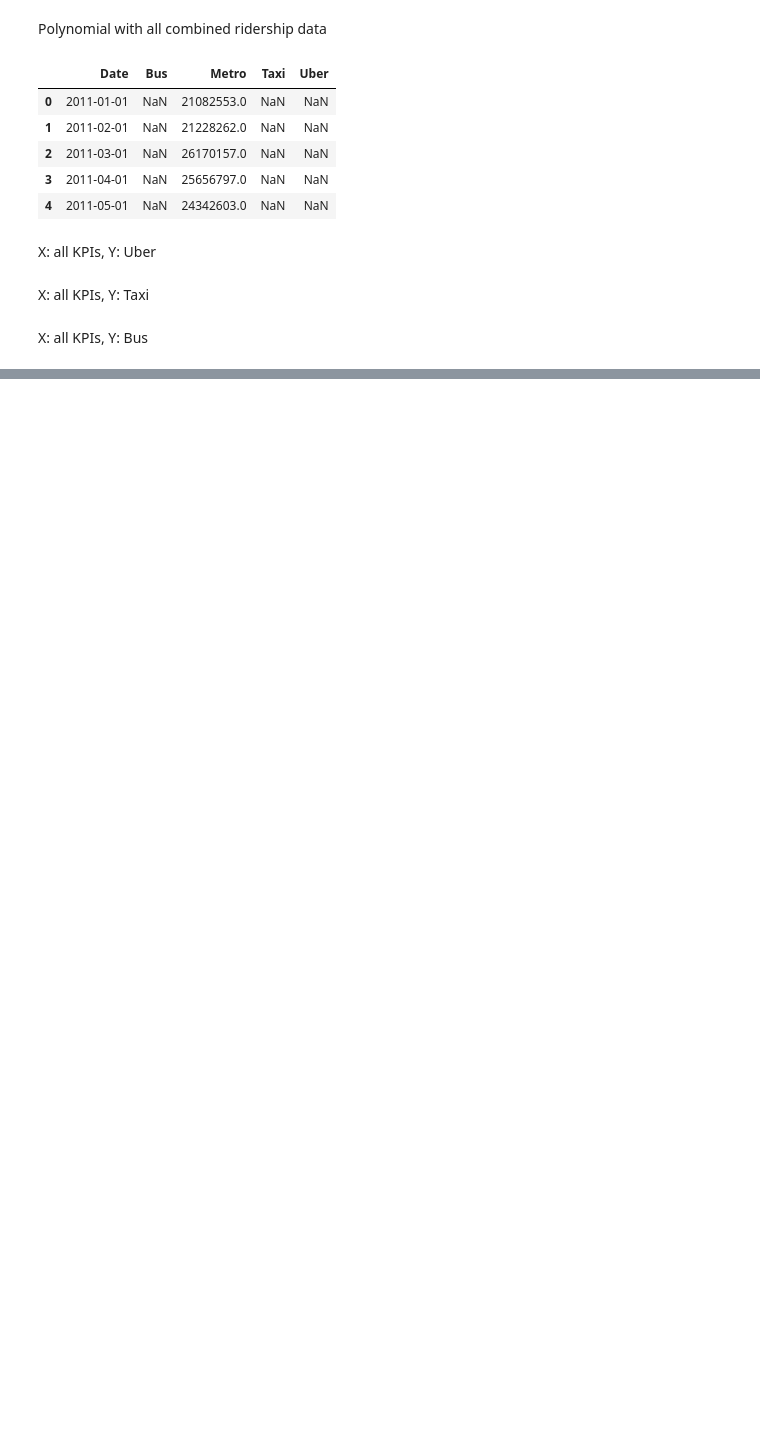
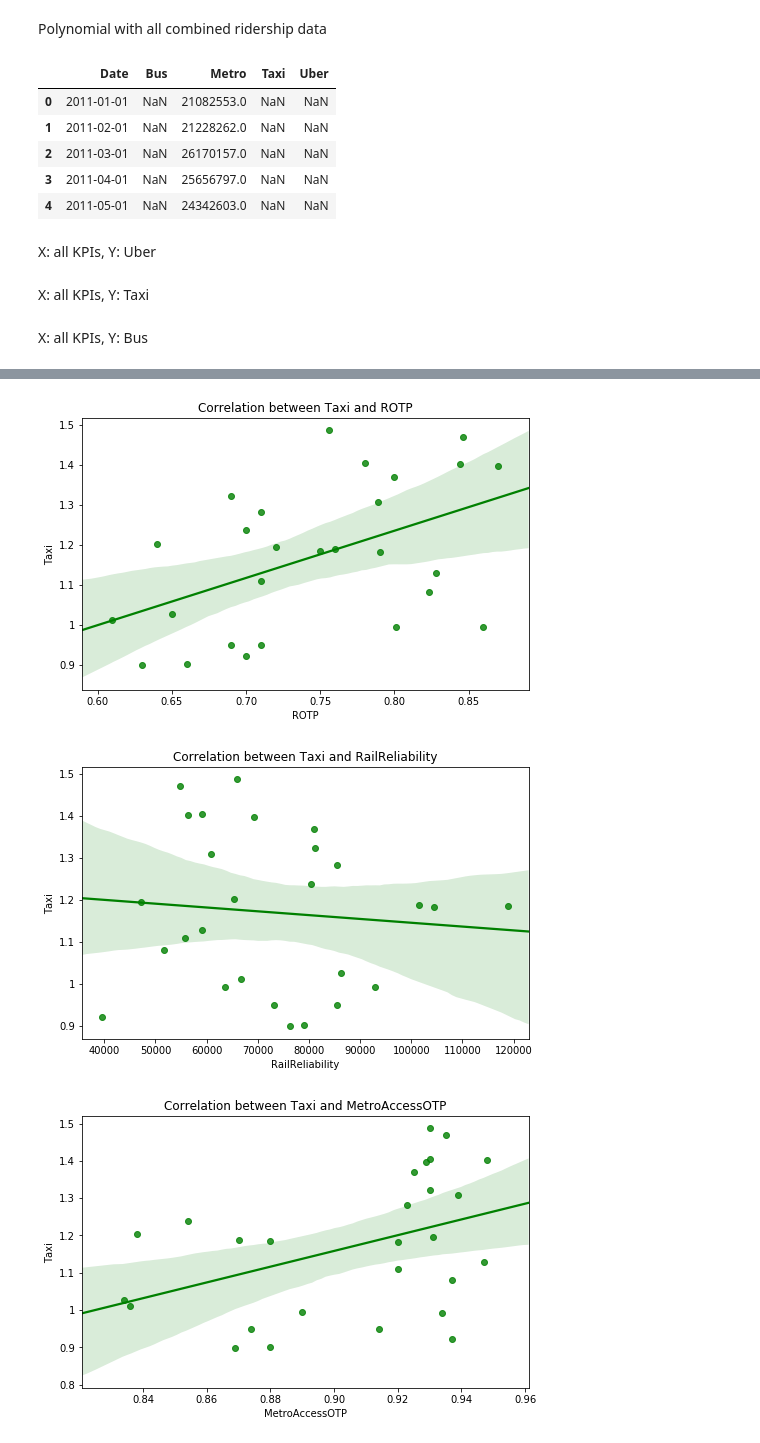
Before and after one commit to yegorkryukov/dc_public_transport, a Jupyter notebook: final_data_analysis.ipynb, the cells around one changed output, grey strips where cells are left out. Cells and saved outputs as stored; diff of their text form; code cells hidden in the pictures; blank space fills up the shorter version.

```diff
--- a/final_data_analysis.ipynb
+++ b/final_data_analysis.ipynb
@@ -297,0 +133,17 @@ kpi.to_csv('results/bus_kpi_polyY_coefs.csv')
+# %%
+taxi_kpi = pd.merge(combined_df[['Date','Taxi']],metro_kpi.drop(columns='Metro'),on='Date',how='outer')
+taxi_kpi = taxi_kpi.set_index('Date')
+
+#set column names for the plot excluding 'Date' column [1:]
+columns = taxi_kpi.columns.tolist()[1:]
+
+result_df = taxi_kpi.copy()
+
+for column in columns:
+    path_to_plot = 'results/plots/linear_regression_'+column+'_Taxi.png'
+    plot = linear_regression_plot(result_df[['Taxi',column]],0)
+    plot.savefig(path_to_plot,dpi=150,transparent=True,bbox_inches='tight')
+# %% [output]
+[figure, added]
+[figure, added]
+[figure, added]
```
Also changed, not shown: parts of 8 cells of this notebook, 21 other files.
